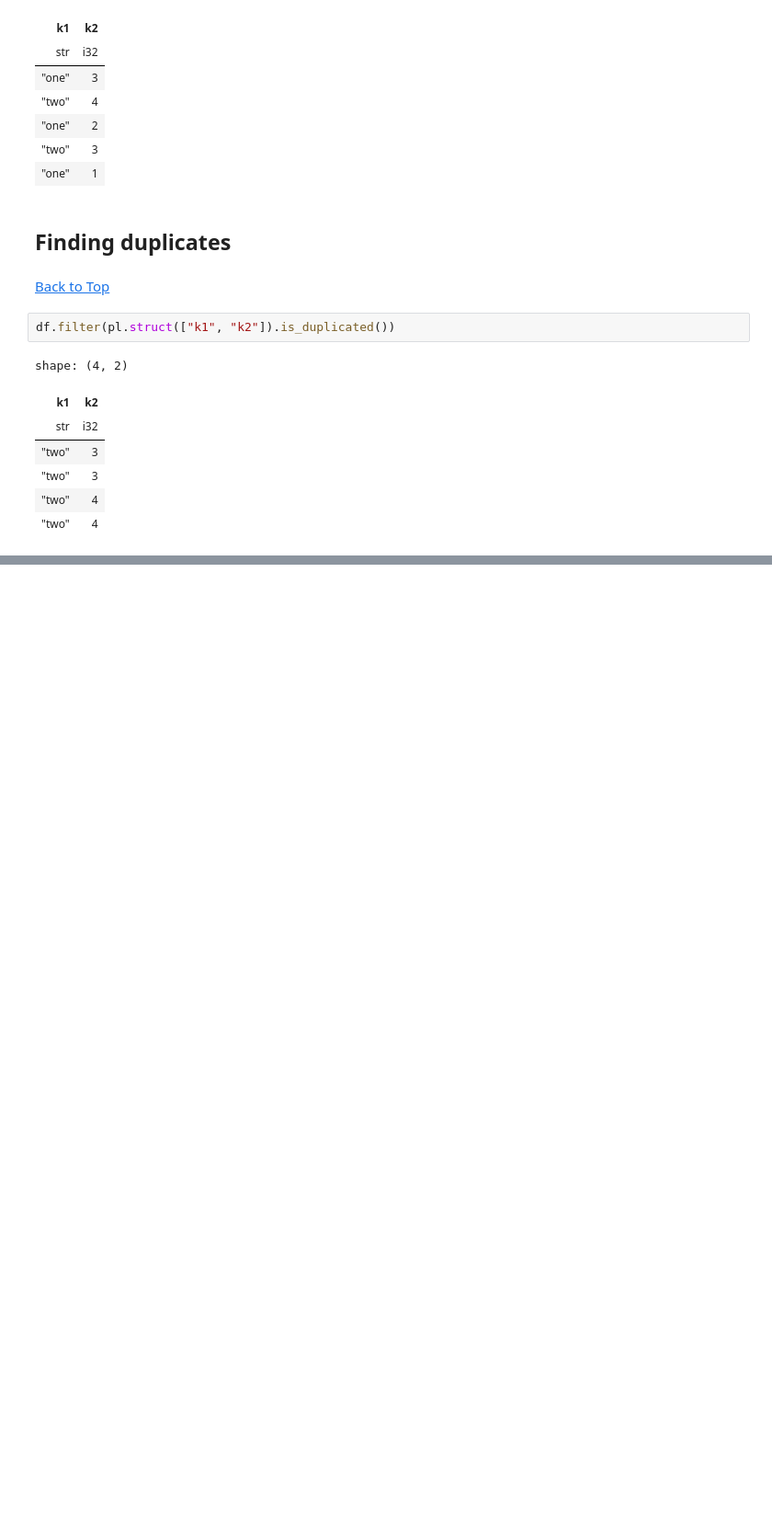
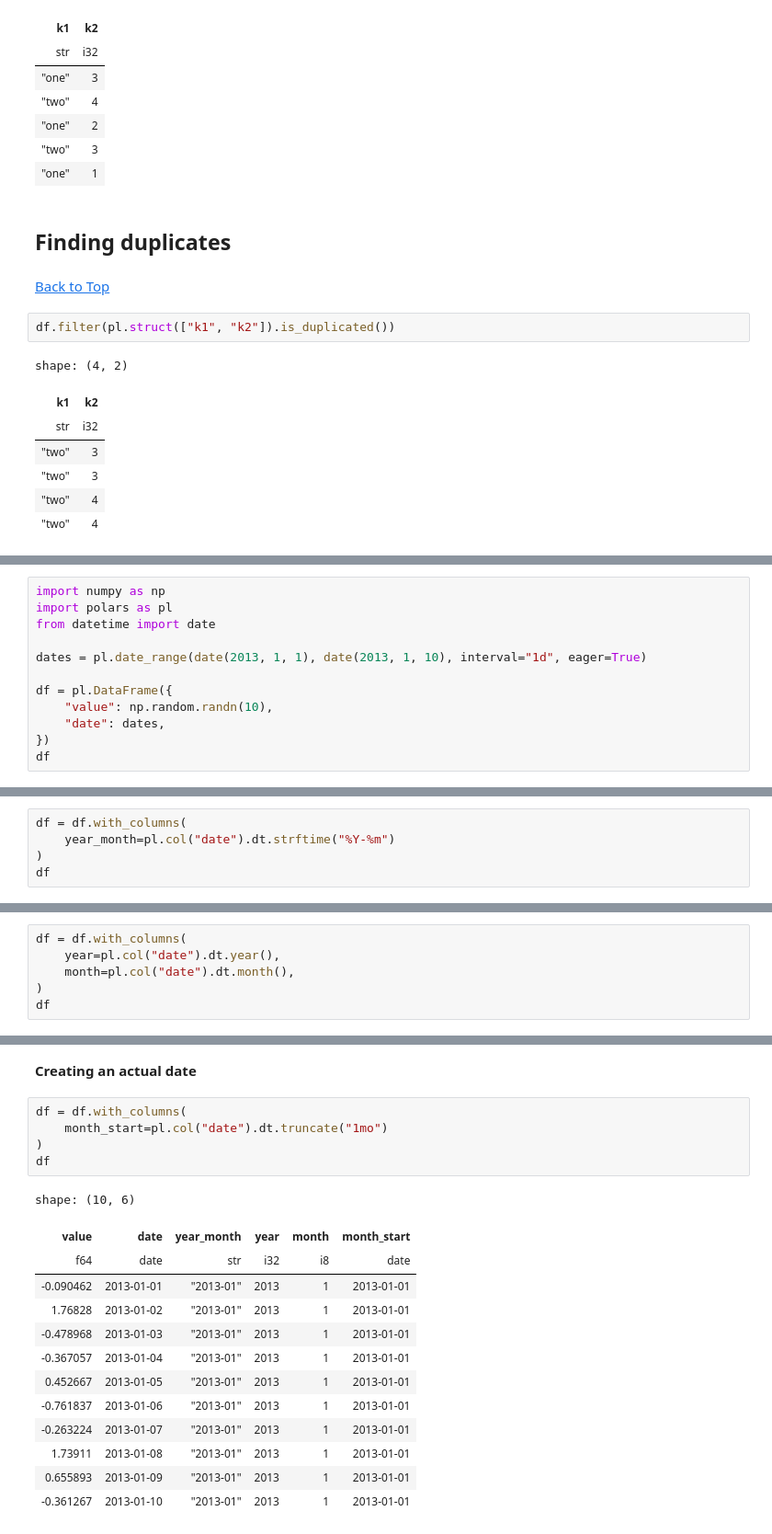
Before and after one commit to pybokeh/jupyter-sql, a Jupyter notebook: polars/Polars_Cheat_Sheet.ipynb, the cells around one changed output, grey strips where cells are left out. Shown at 92% size. Saved outputs shown, nothing was run; the diff lists cells and outputs as text; blank space fills up the shorter version.

```diff
--- a/polars/Polars_Cheat_Sheet.ipynb
+++ b/polars/Polars_Cheat_Sheet.ipynb
@@ -226,0 +336,12 @@ shape: (4, 2)
+# %%
+import numpy as np
+import polars as pl
+from datetime import date
+
+dates = pl.date_range(date(2013, 1, 1), date(2013, 1, 10), interval="1d", eager=True)
+
+df = pl.DataFrame({
+    "value": np.random.randn(10),
+    "date": dates,
+})
+df
@@ -226,0 +364,5 @@ shape: (4, 2)
+# %%
+df = df.with_columns(
+    year_month=pl.col("date").dt.strftime("%Y-%m")
+)
+df
@@ -226,0 +385,6 @@ shape: (4, 2)
+# %%
+df = df.with_columns(
+    year=pl.col("date").dt.year(),
+    month=pl.col("date").dt.month(),
+)
+df
@@ -226,0 +405,21 @@ shape: (4, 2)
+# %% [markdown]
+**Creating an actual date**
+# %%
+df = df.with_columns(
+    month_start=pl.col("date").dt.truncate("1mo")
+)
+df
+# %% [output]
+shape: (10, 6)
+| value | date | year_month | year | month | month_start |
+| f64 | date | str | i32 | i8 | date |
+| -0.090462 | 2013-01-01 | "2013-01" | 2013 | 1 | 2013-01-01 |
+| 1.76828 | 2013-01-02 | "2013-01" | 2013 | 1 | 2013-01-01 |
+| -0.478968 | 2013-01-03 | "2013-01" | 2013 | 1 | 2013-01-01 |
+| -0.367057 | 2013-01-04 | "2013-01" | 2013 | 1 | 2013-01-01 |
+| 0.452667 | 2013-01-05 | "2013-01" | 2013 | 1 | 2013-01-01 |
+| -0.761837 | 2013-01-06 | "2013-01" | 2013 | 1 | 2013-01-01 |
+| -0.263224 | 2013-01-07 | "2013-01" | 2013 | 1 | 2013-01-01 |
+| 1.73911 | 2013-01-08 | "2013-01" | 2013 | 1 | 2013-01-01 |
+| 0.655893 | 2013-01-09 | "2013-01" | 2013 | 1 | 2013-01-01 |
+| -0.361267 | 2013-01-10 | "2013-01" | 2013 | 1 | 2013-01-01 |
```
Also changed, not shown: parts of 43 cells of this notebook.
